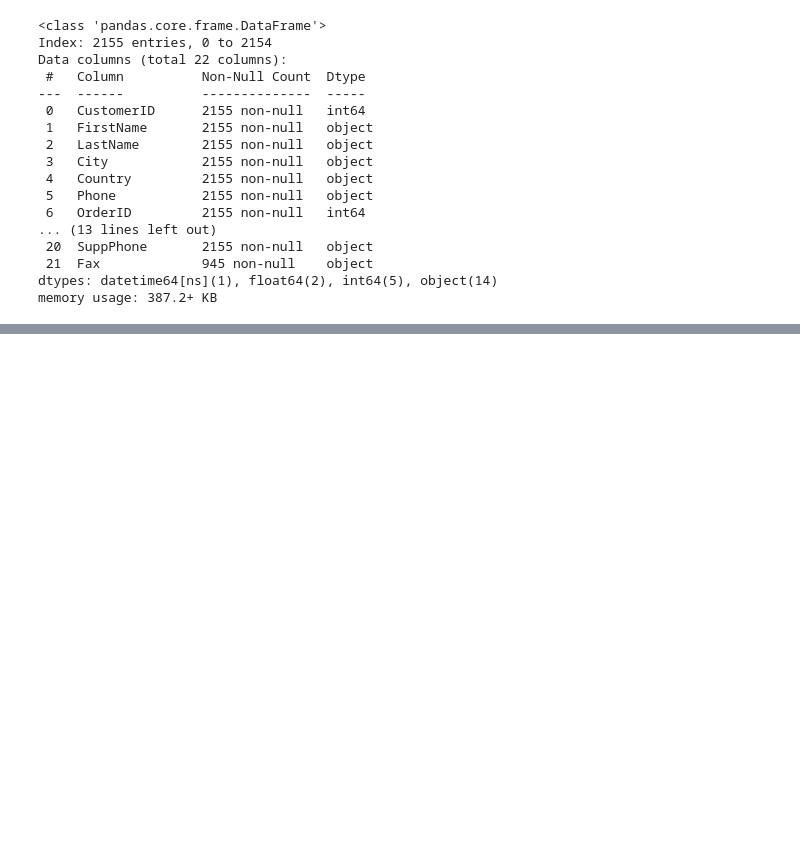
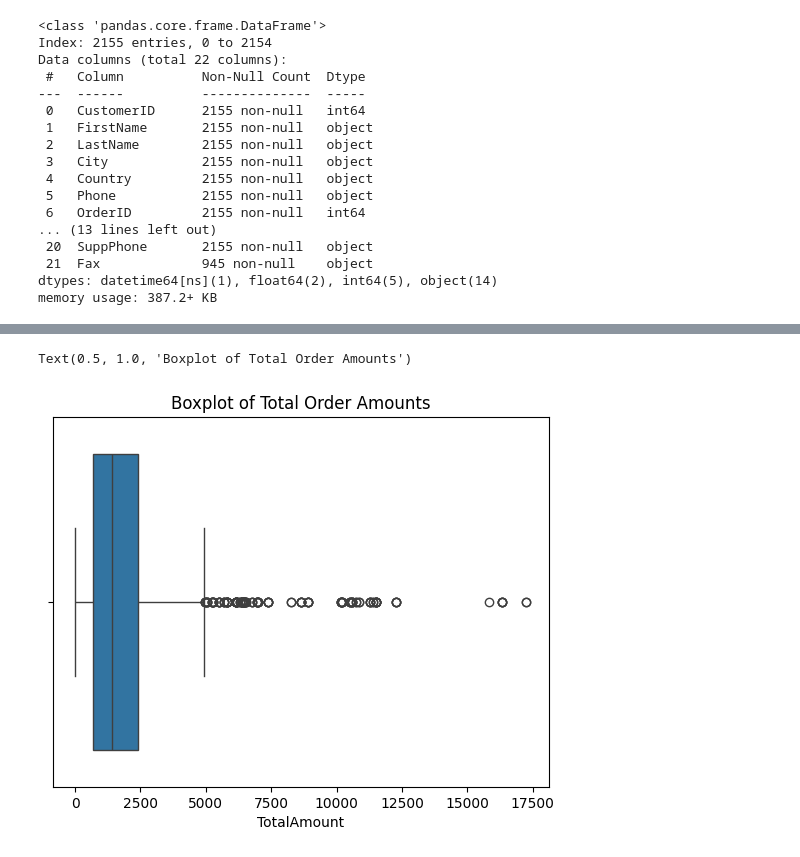
Before and after one commit to ahmedllshafiey/Orders-Analysis, a Jupyter notebook: Orders.ipynb, the cells around one changed output, grey strips where cells are left out. Saved outputs shown, nothing was run; the diff lists cells and outputs as text; code cells hidden in the pictures; blank space fills up the shorter version.

```diff
--- a/Orders.ipynb
+++ b/Orders.ipynb
@@ -91,0 +130,6 @@ memory usage: 387.2+ KB
+# %%
+sns.boxplot(data=df, x='TotalAmount')
+plt.title('Boxplot of Total Order Amounts')
+# %% [output]
+Text(0.5, 1.0, 'Boxplot of Total Order Amounts')
+[figure, added]
```
Also changed, not shown: parts of 11 cells of this notebook.
